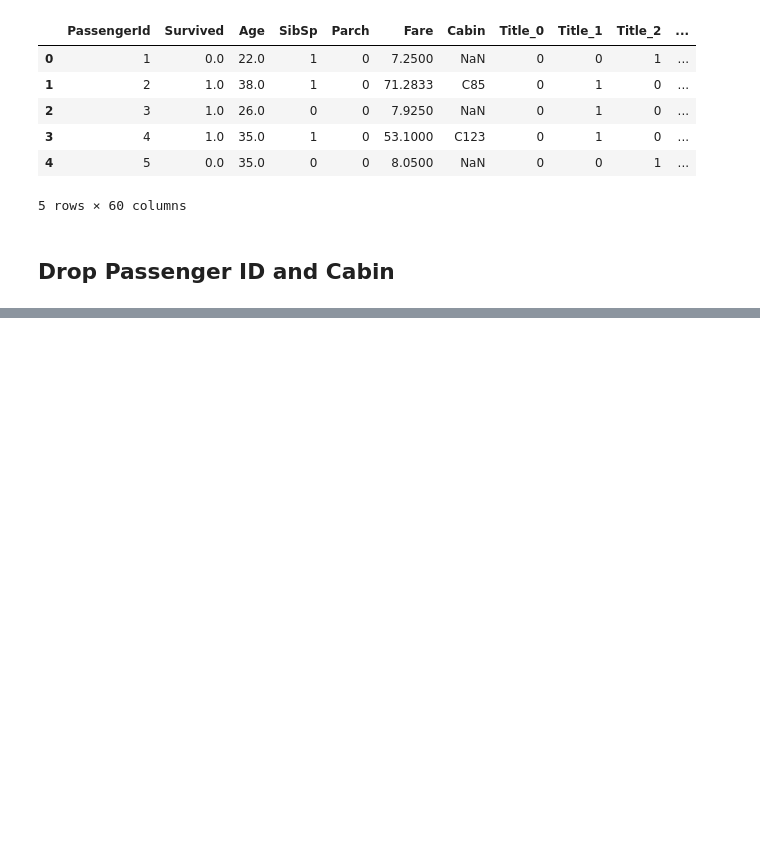
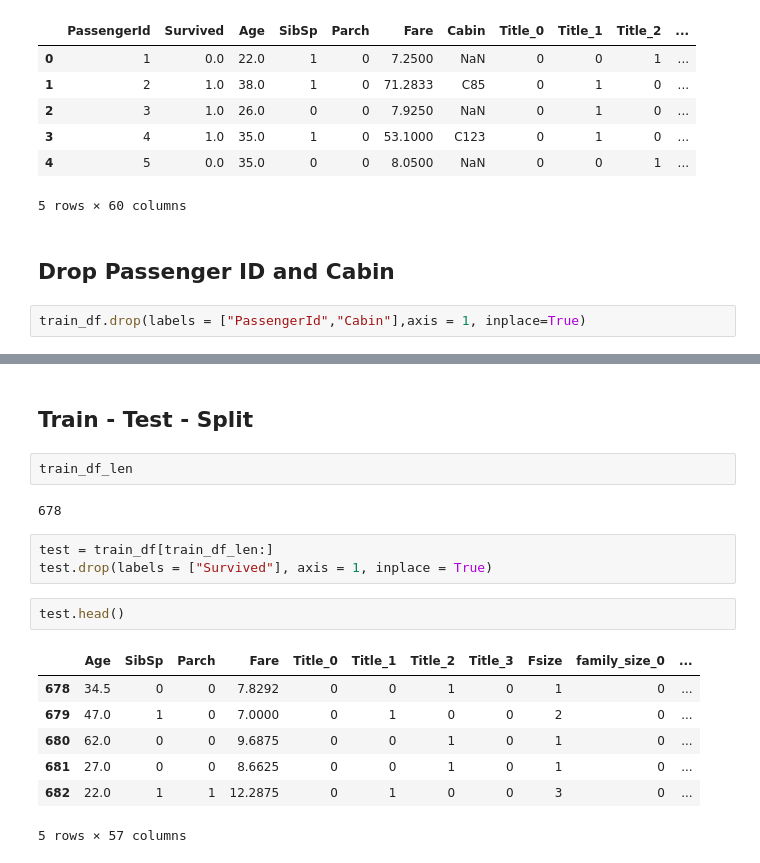
Before and after one commit to akalinirem/machine_learning, a Jupyter notebook: pages/titanic_project/titanic_project.ipynb, the cells around one changed output, grey strips where cells are left out. Drawn from its saved outputs; the diff is of its cells as text; blank space fills up the shorter version.

```diff
--- a/pages/titanic_project/titanic_project.ipynb
+++ b/pages/titanic_project/titanic_project.ipynb
@@ -1082,3 +1092,5 @@ train_df.head()
 <a id= '28'></a>
 
 ## Drop Passenger ID and Cabin
+# %%
+train_df.drop(labels = ["PassengerId","Cabin"],axis = 1, inplace=True)
@@ -1084,0 +1122,21 @@ train_df.head()
+# %% [markdown]
+<a id= '30'></a>
+
+## Train - Test - Split
+# %%
+train_df_len
+# %% [output]
+678
+# %%
+test = train_df[train_df_len:]
+test.drop(labels = ["Survived"], axis = 1, inplace = True)
+# %%
+test.head()
+# %% [output]
+|  | Age | SibSp | Parch | Fare | Title_0 | Title_1 | Title_2 | Title_3 | Fsize | family_size_0 | ... |
+| 678 | 34.5 | 0 | 0 | 7.8292 | 0 | 0 | 1 | 0 | 1 | 0 | ... |
+| 679 | 47.0 | 1 | 0 | 7.0000 | 0 | 1 | 0 | 0 | 2 | 0 | ... |
+| 680 | 62.0 | 0 | 0 | 9.6875 | 0 | 0 | 1 | 0 | 1 | 0 | ... |
+| 681 | 27.0 | 0 | 0 | 8.6625 | 0 | 0 | 1 | 0 | 1 | 0 | ... |
+| 682 | 22.0 | 1 | 1 | 12.2875 | 0 | 1 | 0 | 0 | 3 | 0 | ... |
+5 rows × 57 columns
```
Also changed, not shown: parts of 13 cells of this notebook.
